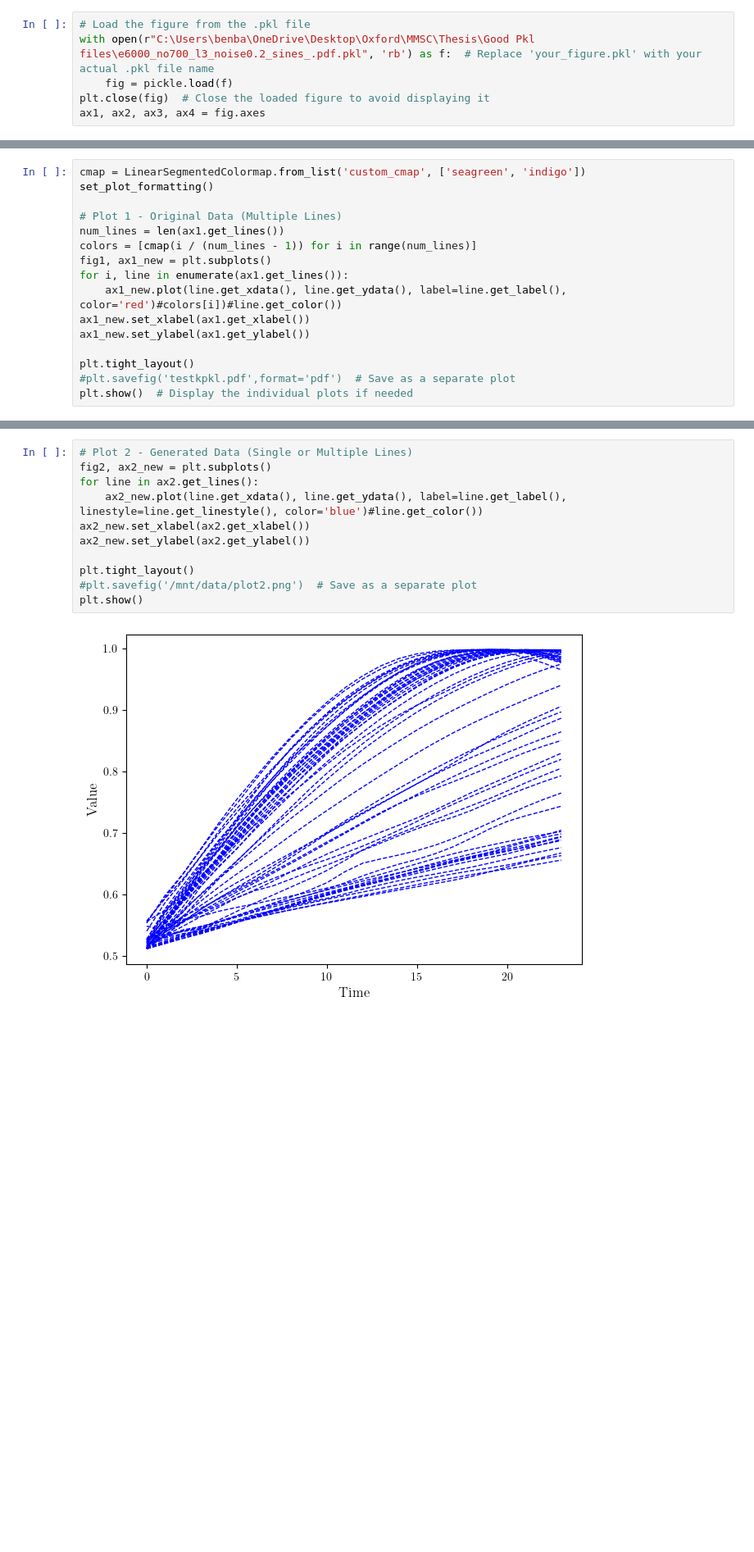
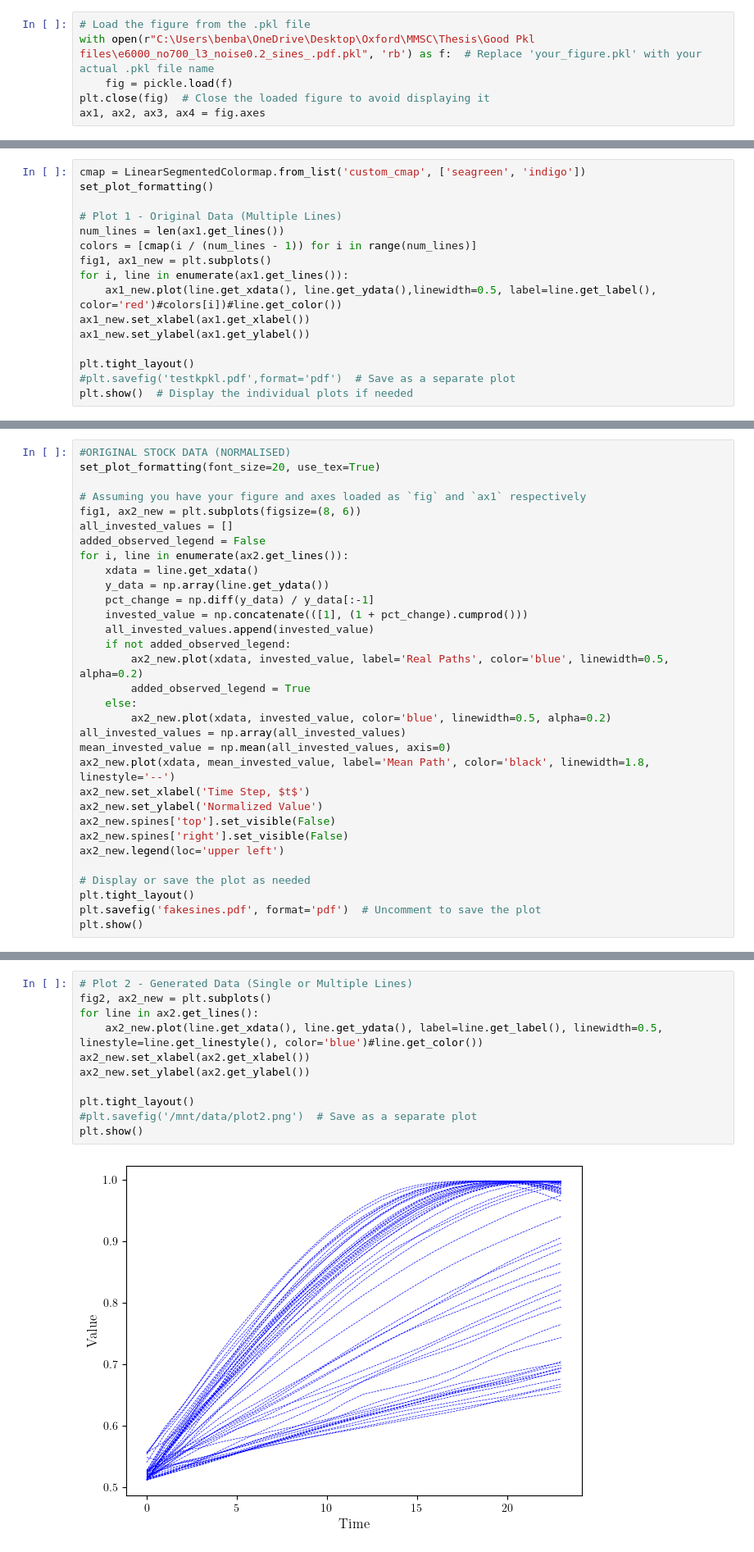
Before and after one commit to BennyScallywag/Deep_Longitudinal_EHR_Synthesis, a Jupyter notebook: pkl_plots.ipynb, the cells around one changed output, grey strips where cells are left out. Shown at 82% size. Drawn from its saved outputs; the diff is of its cells as text; blank space fills up the shorter version.

```diff
--- a/pkl_plots.ipynb
+++ b/pkl_plots.ipynb
@@ -21,7 +55,7 @@ num_lines = len(ax1.get_lines())
 colors = [cmap(i / (num_lines - 1)) for i in range(num_lines)]
 fig1, ax1_new = plt.subplots()
 for i, line in enumerate(ax1.get_lines()):
-    ax1_new.plot(line.get_xdata(), line.get_ydata(), label=line.get_label(), color='red')#colors[i])#line.get_color())
+    ax1_new.plot(line.get_xdata(), line.get_ydata(),linewidth=0.5, label=line.get_label(), color='red')#colors[i])#line.get_color())
 ax1_new.set_xlabel(ax1.get_xlabel())
 ax1_new.set_ylabel(ax1.get_ylabel())
 
@@ -32,0 +67,32 @@ plt.show()  # Display the individual plots if needed
+# %%
+#ORIGINAL STOCK DATA (NORMALISED)
+set_plot_formatting(font_size=20, use_tex=True)
+
+# Assuming you have your figure and axes loaded as `fig` and `ax1` respectively
+fig1, ax2_new = plt.subplots(figsize=(8, 6))
+all_invested_values = []
+added_observed_legend = False
+for i, line in enumerate(ax2.get_lines()):
+    xdata = line.get_xdata()
+    y_data = np.array(line.get_ydata())
+    pct_change = np.diff(y_data) / y_data[:-1]
+    invested_value = np.concatenate(([1], (1 + pct_change).cumprod()))
+    all_invested_values.append(invested_value)
+    if not added_observed_legend:
+        ax2_new.plot(xdata, invested_value, label='Real Paths', color='blue', linewidth=0.5, alpha=0.2)
+        added_observed_legend = True
+    else:
+        ax2_new.plot(xdata, invested_value, color='blue', linewidth=0.5, alpha=0.2)
+all_invested_values = np.array(all_invested_values)
+mean_invested_value = np.mean(all_invested_values, axis=0)
+ax2_new.plot(xdata, mean_invested_value, label='Mean Path', color='black', linewidth=1.8, linestyle='--')
+ax2_new.set_xlabel('Time Step, $t$')
+ax2_new.set_ylabel('Normalized Value')
+ax2_new.spines['top'].set_visible(False)
+ax2_new.spines['right'].set_visible(False)
+ax2_new.legend(loc='upper left')
+
+# Display or save the plot as needed
+plt.tight_layout()
+plt.savefig('fakesines.pdf', format='pdf')  # Uncomment to save the plot
+plt.show()
@@ -33,13 +101,13 @@ plt.show()  # Display the individual plots if needed
 # %%
 # Plot 2 - Generated Data (Single or Multiple Lines)
 fig2, ax2_new = plt.subplots()
 for line in ax2.get_lines():
-    ax2_new.plot(line.get_xdata(), line.get_ydata(), label=line.get_label(), linestyle=line.get_linestyle(), color='blue')#line.get_color())
+    ax2_new.plot(line.get_xdata(), line.get_ydata(), label=line.get_label(), linewidth=0.5, linestyle=line.get_linestyle(), color='blue')#line.get_color())
 ax2_new.set_xlabel(ax2.get_xlabel())
 ax2_new.set_ylabel(ax2.get_ylabel())
 
 plt.tight_layout()
 #plt.savefig('/mnt/data/plot2.png')  # Save as a separate plot
 plt.show()
 # %% [output]
-[figure, old version]
+[figure, new version]
```
Also changed, not shown: parts of 14 cells of this notebook, 5 other files.
